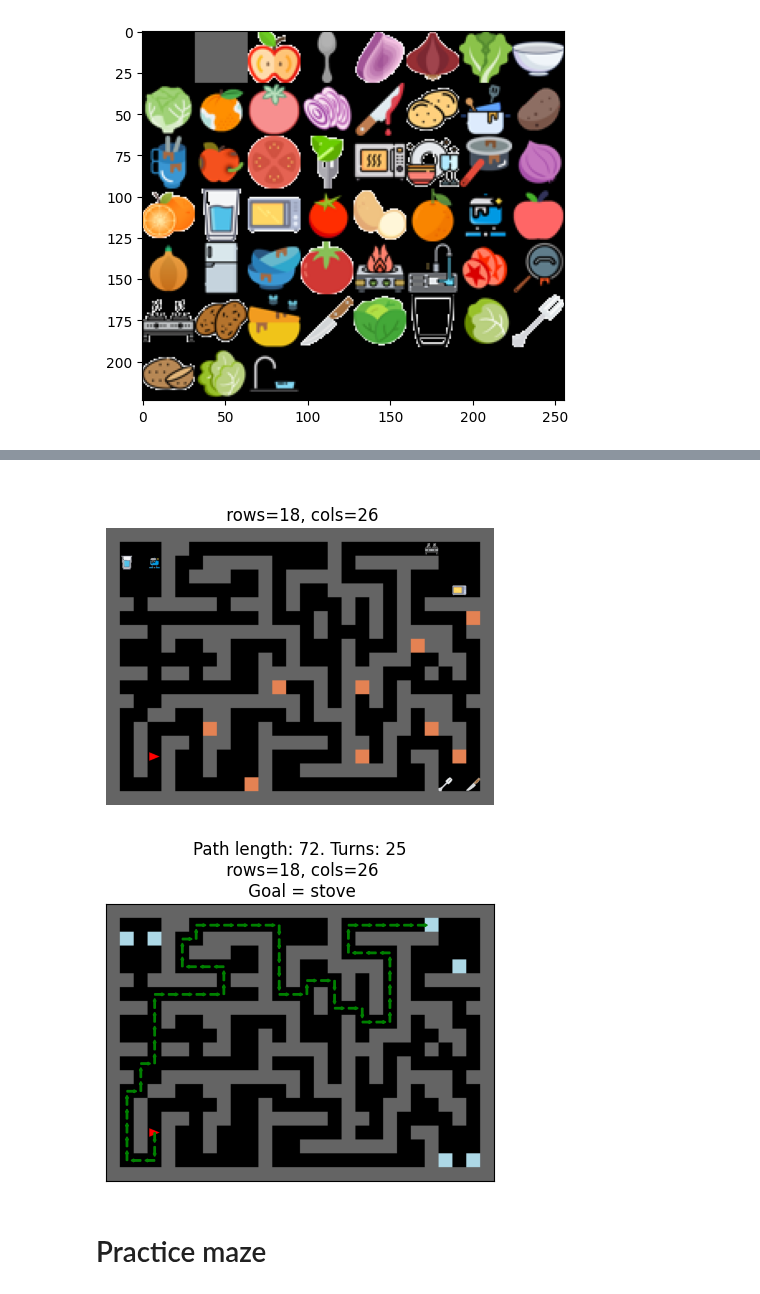
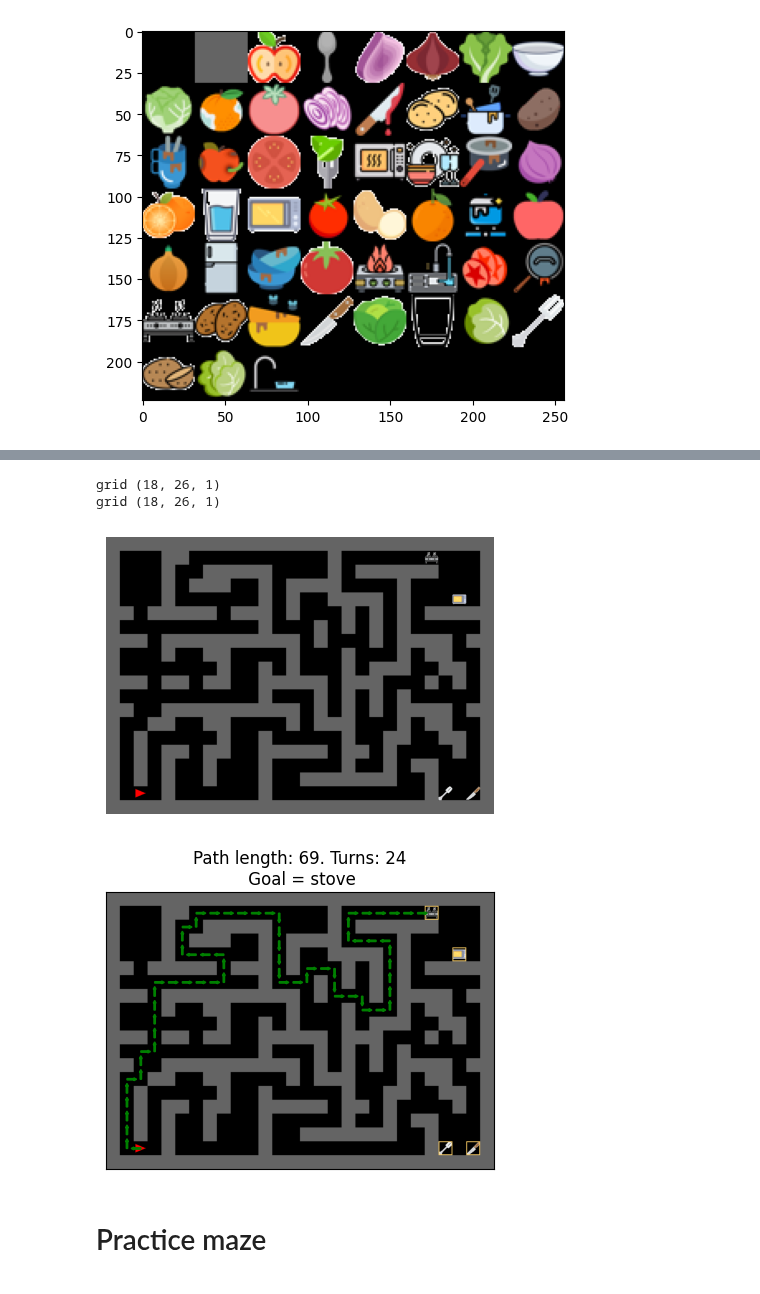
Before and after one commit to wcarvalho/human-dyna-web, a Jupyter notebook: housemaze-mazes.ipynb, the cells around one changed output, grey strips where cells are left out. Saved outputs shown, nothing was run; the diff lists cells and outputs as text; code cells hidden in the pictures.

```diff
--- a/housemaze-mazes.ipynb
+++ b/housemaze-mazes.ipynb
@@ -81,51 +81,57 @@ image_dict['keys']
  'lettuce_sliced',
  'sink']
 # %%
-def render_maze(maze_str, include_objects=True):
+def render_maze(maze_str, goal=None, ax=None, include_spawn=False, **kwargs):
     level_init = utils.from_str(maze_str, char2key)
     image = renderer.create_image_from_grid(
         *level_init, image_dict,
-        include_objects=include_objects,
-        spawn_locs=utils.from_str_spawning(maze_str)
+        spawn_locs=utils.from_str_spawning(maze_str) if include_spawn else None,
+        **kwargs
     )
-    fig, ax = plt.subplots(1, figsize=(5, 5))
+    if ax is None:
+        fig, ax = plt.subplots(1, figsize=(5, 5))
     ax.imshow(image)
+    if goal is not None:
+        title = f"Goal = {image_dict['keys'][goal]}"
+        ax.set_title(title)
     grid = level_init[0]
-    title = f"\n rows={grid.shape[0]}, cols={grid.shape[1]}"
-    ax.set_title(title)
+    # title = f"\n rows={grid.shape[0]}, cols={grid.shape[1]}"
+    # ax.set_title(title)
     ax.axis('off')
     ax.set_xticks([])
     ax.set_yticks([])
 
-def render_path(maze_str, goal, ax=None, rng=None, include_objects=False, include_spawn=True):
+def render_path(maze_str, goal, ax=None, rng=None, include_spawn=False, **kwargs):
     level_init = utils.from_str(maze_str, char2key)
     image = renderer.create_image_from_grid(
         *level_init, image_dict,
-        include_objects=include_objects,
-        spawn_locs=utils.from_str_spawning(maze_str) if include_spawn else None)
+        spawn_locs=utils.from_str_spawning(maze_str) if include_spawn else None,
+        **kwargs)
     grid = level_init[0]
     path = utils.find_optimal_path(grid, level_init[1], np.array([goal]), rng=rng)
     actions = utils.actions_from_path(path)
     changes = utils.count_action_changes(actions[:-1])
 
     if ax is None:
         fig, ax = plt.subplots(1, figsize=(5, 5))
     title = f"Path length: {len(path)}. Turns: {sum(changes)}"
-    title += f"\n rows={grid.shape[0]}, cols={grid.shape[1]}"
+    # title += f"\n rows={grid.shape[0]}, cols={grid.shape[1]}"
     title += f"\n Goal = {image_dict['keys'][goal]}"
     ax.set_title(title)
     renderer.place_arrows_on_image(image, path, actions, *level_init[0].shape[:2], ax=ax)
 
 render_maze(mazes.big_m3_maze1)
-render_path(mazes.big_m3_maze1, goal=task_objects[1], include_objects=False, include_spawn=False)
+render_path(mazes.big_m3_maze1, goal=task_objects[1], include_objects=True, highlight_objects=True, include_spawn=False)
 
 # render_maze(mazes.maze1)
 # render_maze(mazes.maze2)
 # render_maze(mazes.maze3)
 # render_maze(mazes.maze4)
 # %% [output]
+grid (18, 26, 1)
+grid (18, 26, 1)
-[figure, old version]
+[figure, new version]
-[figure, old version]
+[figure, new version]
 # %% [markdown]
 # Practice maze
 # %%
```
Also changed, not shown: parts of 7 cells of this notebook, 2 other files.
